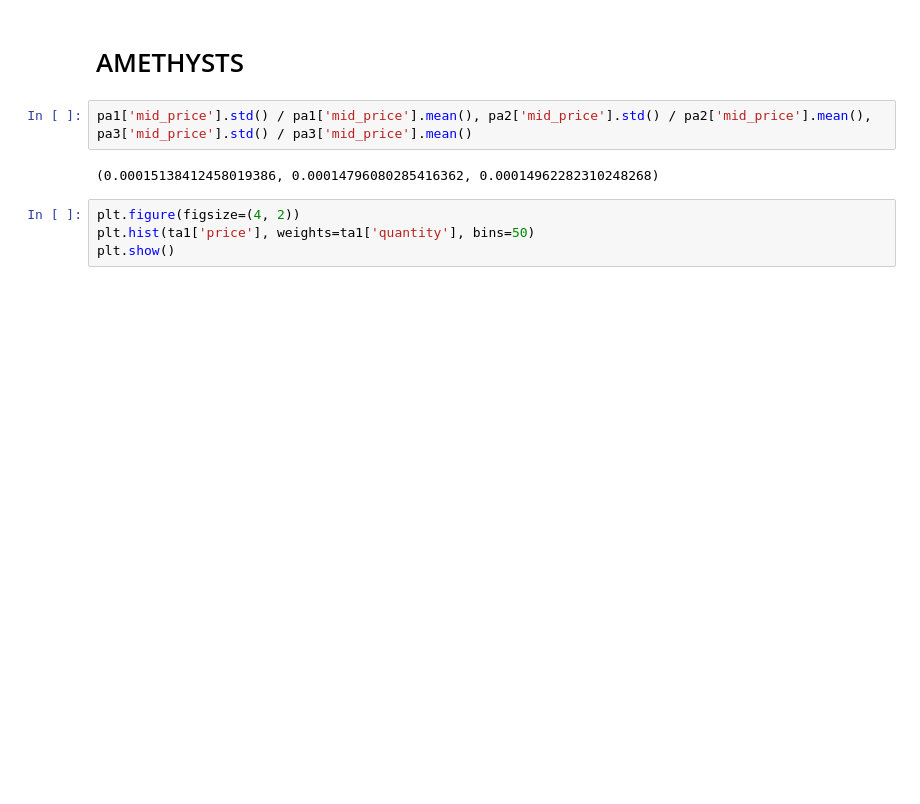
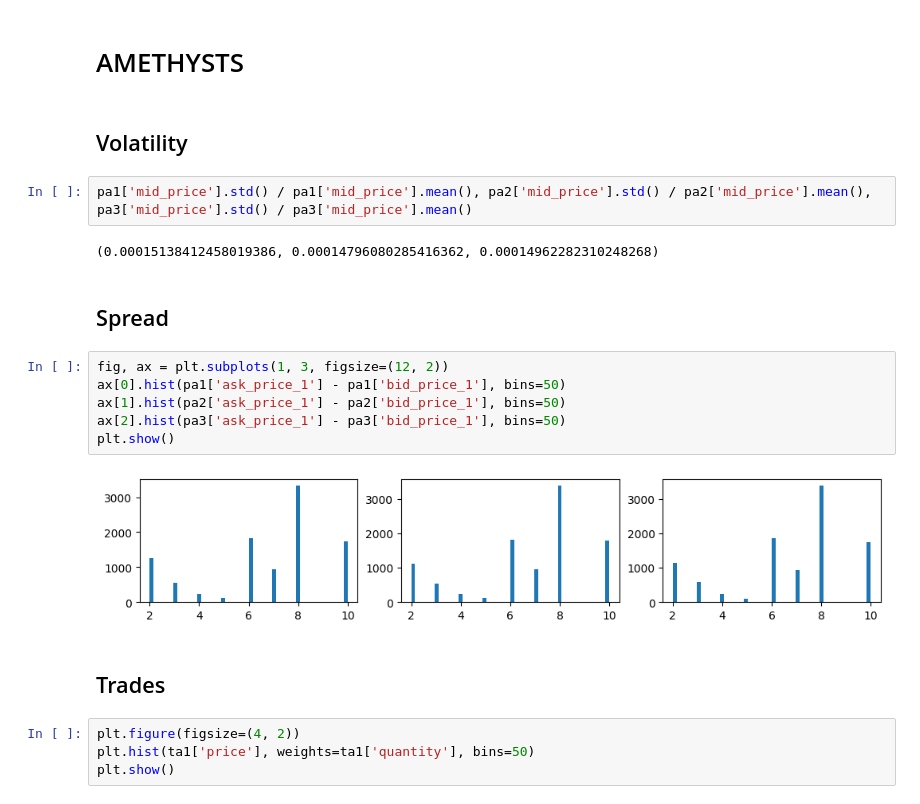
Before and after one commit to aemilani/imc-prosperity-2, a Jupyter notebook: round_1_algo.ipynb, the cells around one changed output. Saved outputs shown, nothing was run; the diff lists cells and outputs as text; blank space fills up the shorter version.

```diff
--- a/round_1_algo.ipynb
+++ b/round_1_algo.ipynb
@@ -30,10 +32,24 @@ ts2 = trades_2[trades_2['symbol'] == 'STARFRUIT'].set_index('timestamp', drop=Tr
 ts3 = trades_3[trades_3['symbol'] == 'STARFRUIT'].set_index('timestamp', drop=True).drop(columns=['symbol'])
 # %% [markdown]
 # AMETHYSTS
+# %% [markdown]
+## Volatility
 # %%
 pa1['mid_price'].std() / pa1['mid_price'].mean(), pa2['mid_price'].std() / pa2['mid_price'].mean(), pa3['mid_price'].std() / pa3['mid_price'].mean()
 # %% [output]
 (0.00015138412458019386, 0.00014796080285416362, 0.00014962282310248268)
+# %% [markdown]
+## Spread
+# %%
+fig, ax = plt.subplots(1, 3, figsize=(12, 2))
+ax[0].hist(pa1['ask_price_1'] - pa1['bid_price_1'], bins=50)
+ax[1].hist(pa2['ask_price_1'] - pa2['bid_price_1'], bins=50)
+ax[2].hist(pa3['ask_price_1'] - pa3['bid_price_1'], bins=50)
+plt.show()
+# %% [output]
+[figure, added]
+# %% [markdown]
+## Trades
 # %%
 plt.figure(figsize=(4, 2))
 plt.hist(ta1['price'], weights=ta1['quantity'], bins=50)
```
Also changed, not shown: parts of 41 cells of this notebook, 5 other files.
